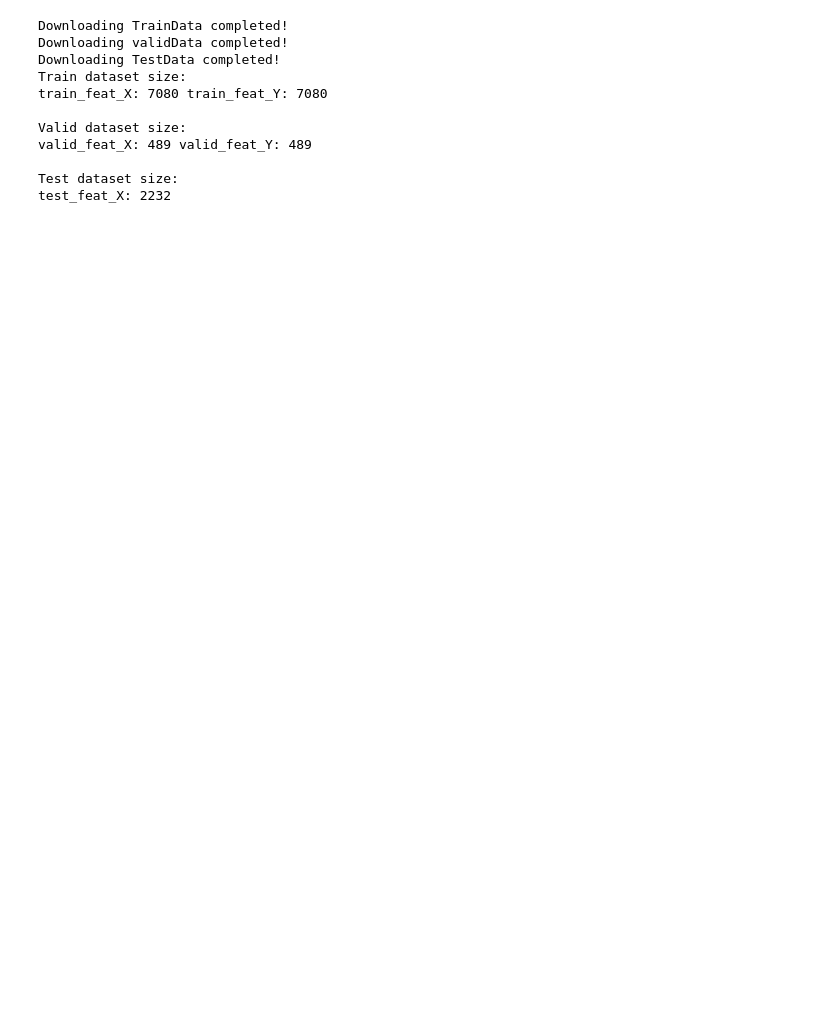
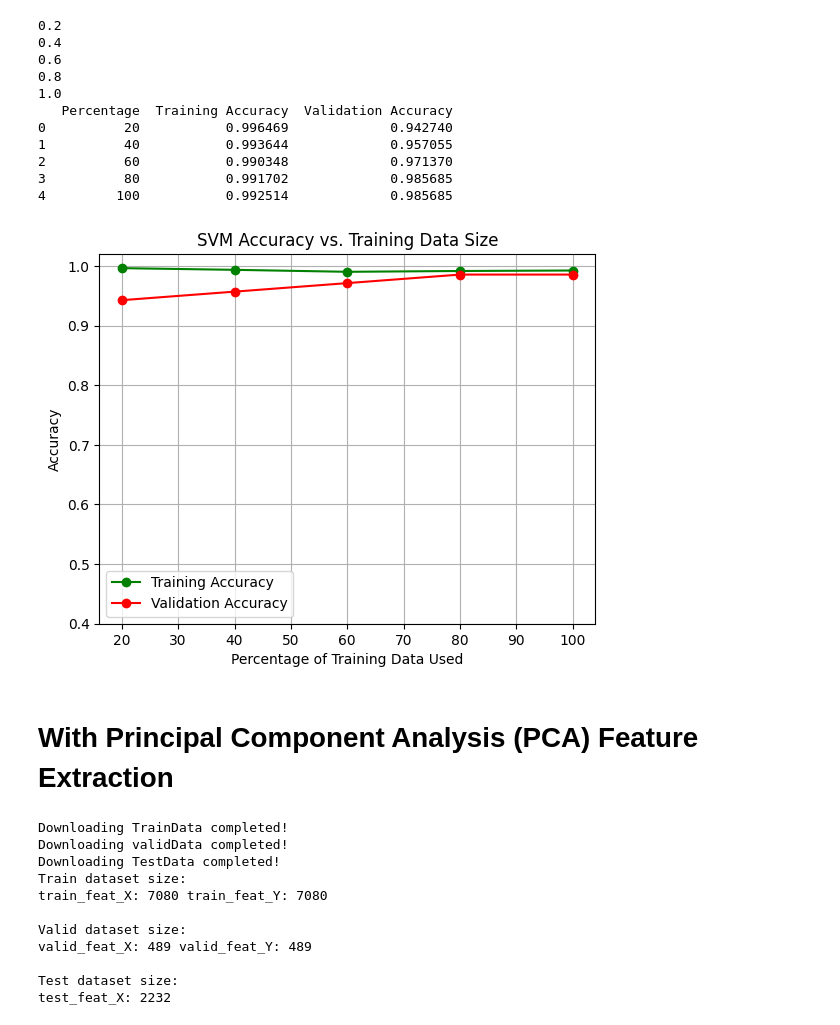
Before and after one commit to psarath22/CS771_M1, a Jupyter notebook: codes/Task1_feature.ipynb, the cells around one changed output. Drawn from its saved outputs; the diff is of its cells as text; code cells hidden in the pictures; blank space fills up the shorter version.

```diff
--- a/codes/Task1_feature.ipynb
+++ b/codes/Task1_feature.ipynb
@@ -1,3 +305,76 @@
+# %%
+# Split the training data into different sizes (20%, 40%, 60%, 80%, 100%)
+train_percentages = [0.2, 0.4, 0.6, 0.8, 1.0]  # Adjust 100% to a very close float value
+train_accuracies = []
+valid_accuracies = []
+
+# Train SVM classifier with different portions of the training data
+for percentage in train_percentages:
+    # Split the training data
+    print(percentage)
+    if(percentage == 1.0):
+        X_train_subset = X_train
+        Y_train_subset = train_feat_Y
+    else:
+      X_train_subset, _, Y_train_subset, _ = train_test_split(X_train, train_feat_Y, train_size=percentage, random_state=42)
+
+    # Train SVM classifier
+    svm_classifier = SVC(kernel='linear')  # You can experiment with other kernels if needed
+    svm_classifier.fit(X_train_subset, Y_train_subset)
+
+    # Predictions and accuracy on training data
+    train_predictions = svm_classifier.predict(X_train_subset)
+    train_accuracy = accuracy_score(Y_train_subset, train_predictions)
+    train_accuracies.append(train_accuracy)
+
+    # Predictions and accuracy on validation data
+    valid_predictions = svm_classifier.predict(X_valid)
+    valid_accuracy = accuracy_score(valid_feat_Y, valid_predictions)
+    valid_accuracies.append(valid_accuracy)
+
+# Create a DataFrame to print the table
+data = {
+    "Percentage": [int(p * 100) for p in train_percentages],
+    "Training Accuracy": train_accuracies,
+    "Validation Accuracy": valid_accuracies
+}
+
+accuracy_df = pd.DataFrame(data)
+print(accuracy_df)
+
+# Plot the accuracies with different colors for train and validation accuracy
+plt.plot([int(p * 100) for p in train_percentages], train_accuracies, label='Training Accuracy', color='green', marker='o')
+plt.plot([int(p * 100) for p in train_percentages], valid_accuracies, label='Validation Accuracy', color='red', marker='o')
+
+# Add labels and title
+plt.ylim(0.4, 1.02)
+plt.xlabel('Percentage of Training Data Used')
+plt.ylabel('Accuracy')
+plt.title('SVM Accuracy vs. Training Data Size')
+
+# Display legend
+plt.legend()
+
+# Add grid for better readability
+plt.grid(True)
+
+# Show the plot
+plt.show()
+# %% [output]
+0.2
+0.4
+0.6
+0.8
+1.0
+   Percentage  Training Accuracy  Validation Accuracy
+0          20           0.996469             0.942740
+1          40           0.993644             0.957055
+2          60           0.990348             0.971370
+3          80           0.991702             0.985685
+4         100           0.992514             0.985685
+[figure, added]
+# %% [markdown]
+# **With Principal Component Analysis (PCA) Feature Extraction**
 # %%
 import numpy as np
 import pandas as pd
```
Also changed, not shown: parts of 24 cells of this notebook, 1 other file.
